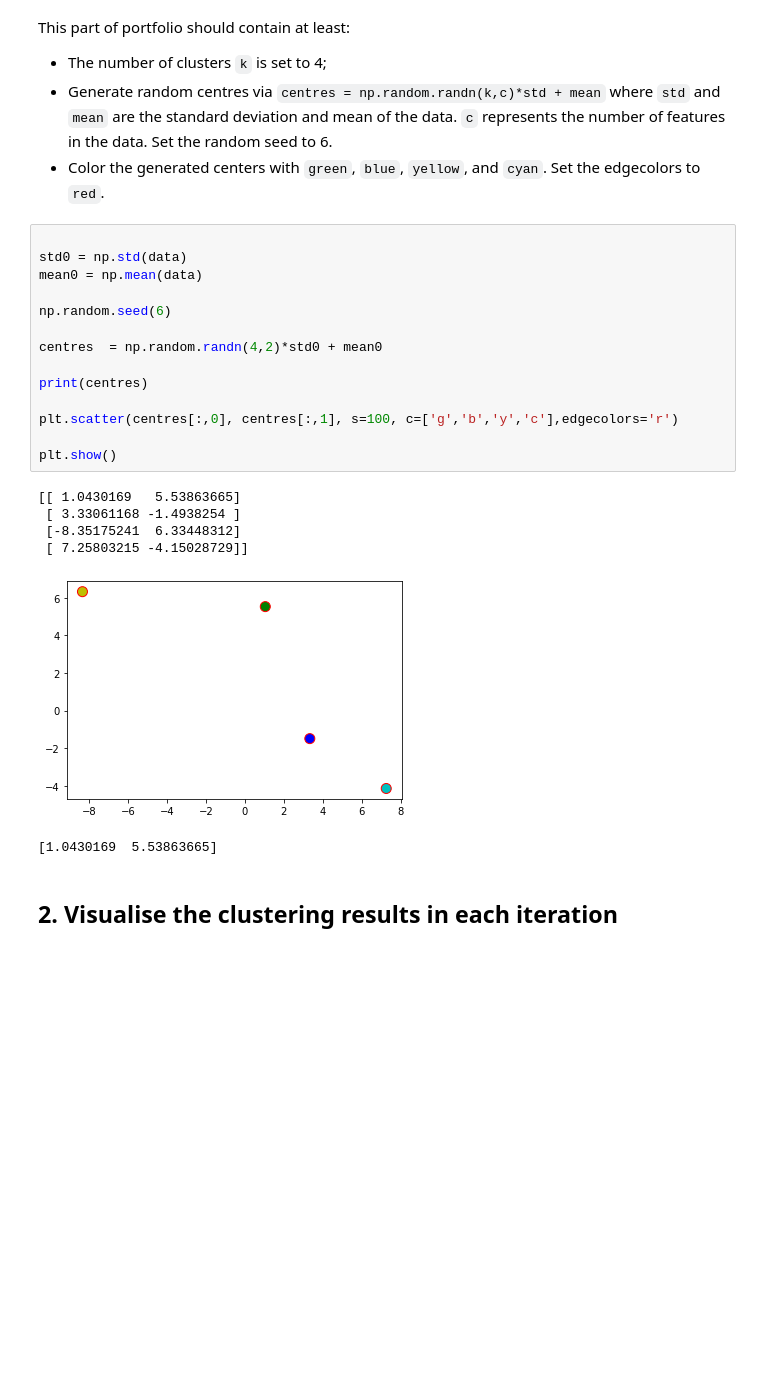
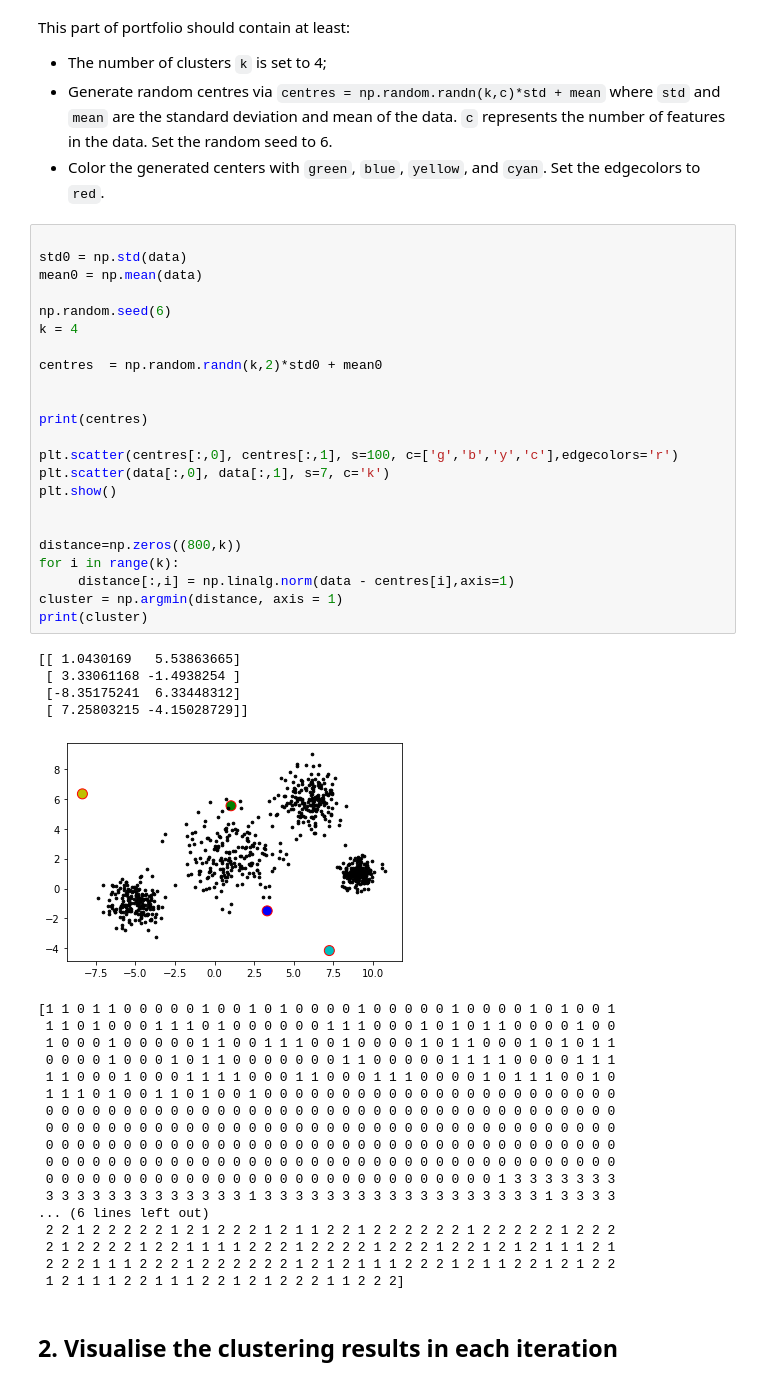
Before and after one commit to Phllips/Portfolio, a Jupyter notebook: Portfolio 3.ipynb, the cells around one changed output. Cells and saved outputs as stored; diff of their text form; blank space fills up the shorter version.

```diff
--- a/Portfolio 3.ipynb
+++ b/Portfolio 3.ipynb
@@ -44,24 +45,49 @@ This part of portfolio should contain at least:
 # %%
 
 std0 = np.std(data)
 mean0 = np.mean(data)
 
 np.random.seed(6)
+k = 4
 
-centres  = np.random.randn(4,2)*std0 + mean0
+centres  = np.random.randn(k,2)*std0 + mean0
+
 
 print(centres)
 
 plt.scatter(centres[:,0], centres[:,1], s=100, c=['g','b','y','c'],edgecolors='r')
+plt.scatter(data[:,0], data[:,1], s=7, c='k')
+plt.show()
 
-plt.show()
+
+distance=np.zeros((800,k))
+for i in range(k):
+     distance[:,i] = np.linalg.norm(data - centres[i],axis=1)
+cluster = np.argmin(distance, axis = 1)
+print(cluster)
 # %% [output]
 [[ 1.0430169   5.53863665]
  [ 3.33061168 -1.4938254 ]
  [-8.35175241  6.33448312]
  [ 7.25803215 -4.15028729]]
-[figure, old version]
+[figure, new version]
-[1.0430169  5.53863665]
+[1 1 0 1 1 0 0 0 0 0 1 0 0 1 0 1 0 0 0 0 1 0 0 0 0 0 1 0 0 0 0 1 0 1 0 0 1
+ 1 1 0 1 0 0 0 1 1 1 0 1 0 0 0 0 0 0 1 1 1 0 0 0 1 0 1 0 1 1 0 0 0 0 1 0 0
+ 1 0 0 0 1 0 0 0 0 0 1 1 0 0 1 1 1 0 0 1 0 0 0 0 1 0 1 1 0 0 0 1 0 1 0 1 1
+ 0 0 0 0 1 0 0 0 1 0 1 1 0 0 0 0 0 0 0 1 1 0 0 0 0 0 1 1 1 1 0 0 0 0 1 1 1
+ 1 1 0 0 0 1 0 0 0 1 1 1 1 0 0 0 1 1 0 0 0 1 1 1 0 0 0 0 1 0 1 1 1 0 0 1 0
+ 1 1 1 0 1 0 0 1 1 0 1 0 0 1 0 0 0 0 0 0 0 0 0 0 0 0 0 0 0 0 0 0 0 0 0 0 0
+ 0 0 0 0 0 0 0 0 0 0 0 0 0 0 0 0 0 0 0 0 0 0 0 0 0 0 0 0 0 0 0 0 0 0 0 0 0
+ 0 0 0 0 0 0 0 0 0 0 0 0 0 0 0 0 0 0 0 0 0 0 0 0 0 0 0 0 0 0 0 0 0 0 0 0 0
+ 0 0 0 0 0 0 0 0 0 0 0 0 0 0 0 0 0 0 0 0 0 0 0 0 0 0 0 0 0 0 0 0 0 0 0 0 0
+ 0 0 0 0 0 0 0 0 0 0 0 0 0 0 0 0 0 0 0 0 0 0 0 0 0 0 0 0 0 0 0 0 0 0 0 0 0
+ 0 0 0 0 0 0 0 0 0 0 0 0 0 0 0 0 0 0 0 0 0 0 0 0 0 0 0 0 0 1 3 3 3 3 3 3 3
+ 3 3 3 3 3 3 3 3 3 3 3 3 3 1 3 3 3 3 3 3 3 3 3 3 3 3 3 3 3 3 3 3 1 3 3 3 3
+... (6 lines left out)
+ 2 2 1 2 2 2 2 2 1 2 1 2 2 2 1 2 1 1 2 2 1 2 2 2 2 2 2 1 2 2 2 2 2 1 2 2 2
+ 2 1 2 2 2 2 1 2 2 1 1 1 1 2 2 2 1 2 2 2 2 1 2 2 2 1 2 2 1 2 1 2 1 1 1 2 1
+ 2 2 2 1 1 1 2 2 2 1 2 2 2 2 2 2 1 2 1 2 1 1 1 2 2 2 1 2 1 1 2 2 1 2 1 2 2
+ 1 2 1 1 1 2 2 1 1 1 2 2 1 2 1 2 2 2 1 1 2 2 2]
 # %% [markdown]
 ## 2. Visualise the clustering results in each iteration
 # %% [markdown]
```
Also changed, not shown: parts of 2 cells of this notebook.
